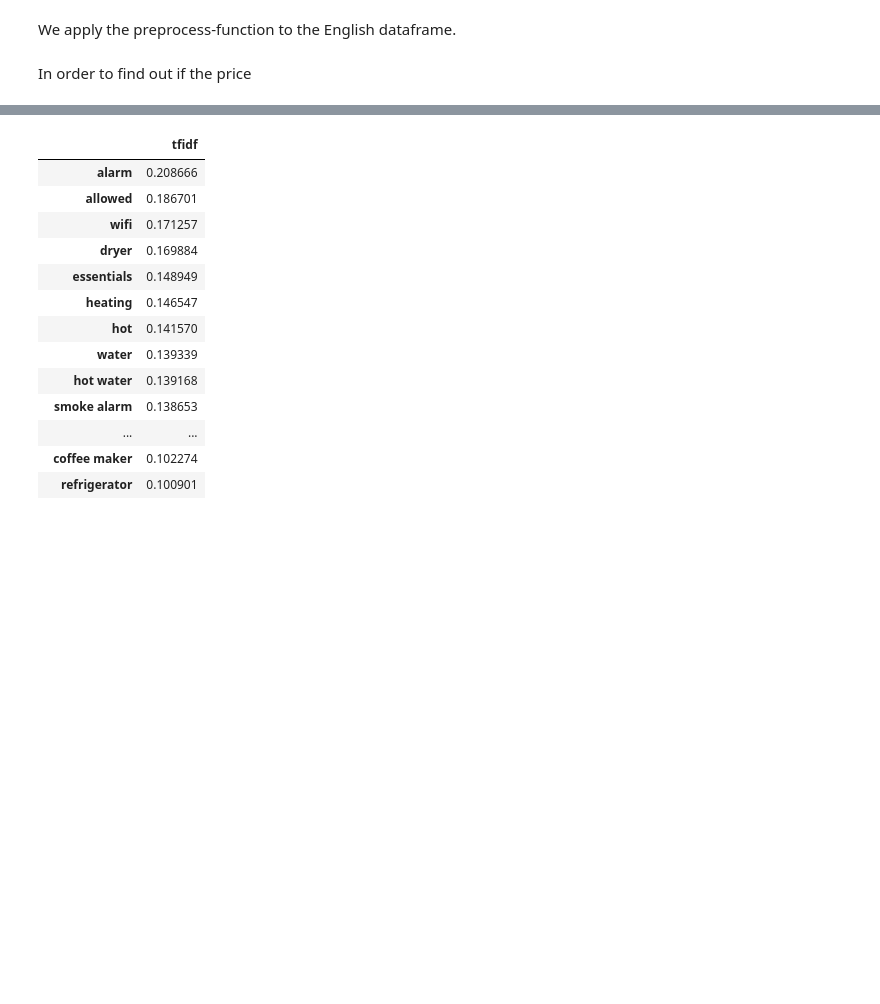
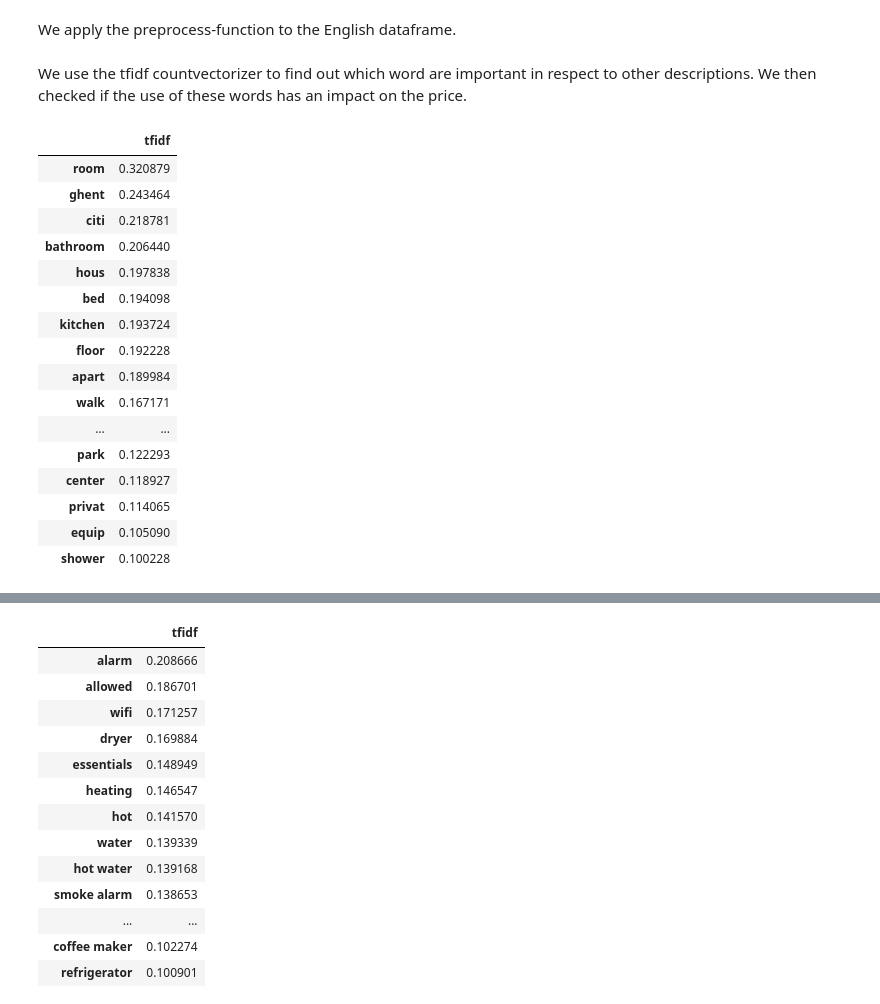
Before and after one commit to tibovdc/ProjectML, a Jupyter notebook: Sprint2.ipynb, the cells around one changed output, grey strips where cells are left out. Cells and saved outputs as stored; diff of their text form; code cells hidden in the pictures; blank space fills up the shorter version.

```diff
--- a/Sprint2.ipynb
+++ b/Sprint2.ipynb
@@ -469,5 +481,27 @@ data_en = data_cleaned[data_cleaned['language'] == 'en'].drop(['language'], axis
 We apply the preprocess-function to the English dataframe.
 # %%
 data_en['description'] = data_en['description'].apply(preprocess)
-# %% [markdown]
-In order to find out if the price
+# %% [markdown]
+We use the tfidf countvectorizer to find out which word are important in respect to other descriptions. We then checked if the use of these words has an impact on the price.
+# %%
+words_1 = count_words(data_en, language=english, words=(1,1), column='description')
+words_2 = count_words(data_en, language=english, words=(2,2), column='description')
+words_1
+# %% [output]
+|  | tfidf |
+| room | 0.320879 |
+| ghent | 0.243464 |
+| citi | 0.218781 |
+| bathroom | 0.206440 |
+| hous | 0.197838 |
+| bed | 0.194098 |
+| kitchen | 0.193724 |
+| floor | 0.192228 |
+| apart | 0.189984 |
+| walk | 0.167171 |
+| ... | ... |
+| park | 0.122293 |
+| center | 0.118927 |
+| privat | 0.114065 |
+| equip | 0.105090 |
+| shower | 0.100228 |
```
Also changed, not shown: parts of 18 cells of this notebook.
